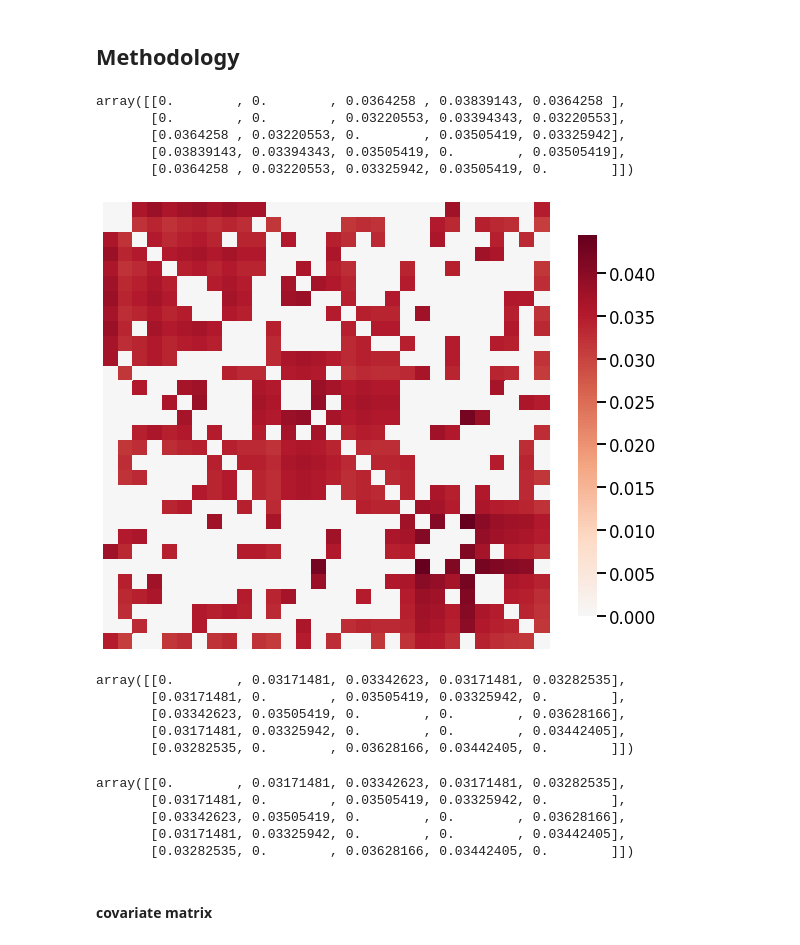
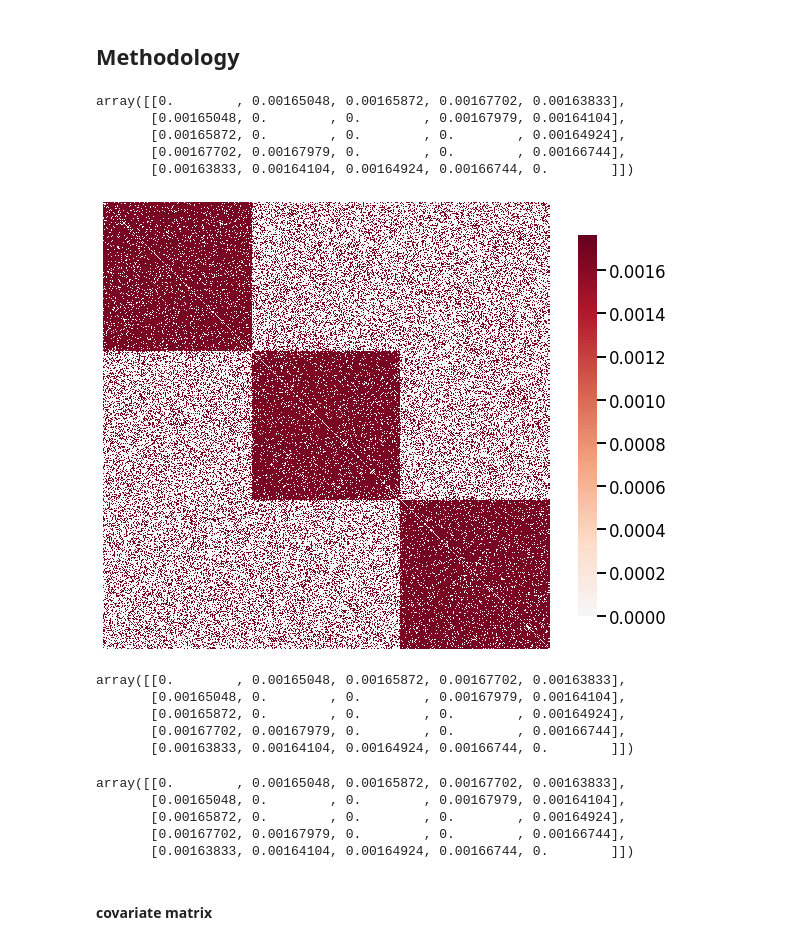
Before and after one commit to loftusa/graspy-personal, a Jupyter notebook: notebooks/casc_paper.ipynb, the cells around one changed output. Saved outputs shown, nothing was run; the diff lists cells and outputs as text; code cells hidden in the pictures.

```diff
--- a/notebooks/casc_paper.ipynb
+++ b/notebooks/casc_paper.ipynb
@@ -27,34 +35,28 @@ Canonical correlation analysis is worse than casc (if covariates are Bernoulli),
 # %%
-# gonna do this in code as I read
-import numpy as np
-import graspologic as gs
-from graspologic.simulations import sbm
-from graspologic.plot import heatmap
-
-n = 10
+n = 200
 n_communities = 3
 p, q = .9, .3
 B = np.array([[p, q, q],
               [q, p, q],
               [q, q, p]])
 
 B2 = np.array([[q, p, p],
                [p, q, p],
                [p, p, q]])
 
 A, labels = sbm([n, n, n], B, return_labels=True)
 N = A.shape[0]
 L = gs.utils.to_laplace(A, form='R-DAD')
 
 heatmap(L)
 L[:5, :5]
 # %% [output]
-array([[0.        , 0.        , 0.0364258 , 0.03839143, 0.0364258 ],
-       [0.        , 0.        , 0.03220553, 0.03394343, 0.03220553],
-       [0.0364258 , 0.03220553, 0.        , 0.03505419, 0.03325942],
-       [0.03839143, 0.03394343, 0.03505419, 0.        , 0.03505419],
-       [0.0364258 , 0.03220553, 0.03325942, 0.03505419, 0.        ]])
+array([[0.        , 0.00165048, 0.00165872, 0.00167702, 0.00163833],
+       [0.00165048, 0.        , 0.        , 0.00167979, 0.00164104],
+       [0.00165872, 0.        , 0.        , 0.        , 0.00164924],
+       [0.00167702, 0.00167979, 0.        , 0.        , 0.00166744],
+       [0.00163833, 0.00164104, 0.00164924, 0.00166744, 0.        ]])
-[figure, old version]
+[figure, new version]
 # %%
 d = A.sum(axis=0)
 tau = (1/A.shape[0]) * np.sum(d)
@@ -62,19 +64,19 @@ tau = (1/A.shape[0]) * np.sum(d)
 D = np.diag(1/np.sqrt(d + tau))
 (D @ A @ D)[:5, :5]
 # %% [output]
-array([[0.        , 0.03171481, 0.03342623, 0.03171481, 0.03282535],
-       [0.03171481, 0.        , 0.03505419, 0.03325942, 0.        ],
-       [0.03342623, 0.03505419, 0.        , 0.        , 0.03628166],
-       [0.03171481, 0.03325942, 0.        , 0.        , 0.03442405],
-       [0.03282535, 0.        , 0.03628166, 0.03442405, 0.        ]])
+array([[0.        , 0.00165048, 0.00165872, 0.00167702, 0.00163833],
+       [0.00165048, 0.        , 0.        , 0.00167979, 0.00164104],
+       [0.00165872, 0.        , 0.        , 0.        , 0.00164924],
+       [0.00167702, 0.00167979, 0.        , 0.        , 0.00166744],
+       [0.00163833, 0.00164104, 0.00164924, 0.00166744, 0.        ]])
 # %%
 L[:5, :5]
 # %% [output]
-array([[0.        , 0.03171481, 0.03342623, 0.03171481, 0.03282535],
-       [0.03171481, 0.        , 0.03505419, 0.03325942, 0.        ],
-       [0.03342623, 0.03505419, 0.        , 0.        , 0.03628166],
-       [0.03171481, 0.03325942, 0.        , 0.        , 0.03442405],
-       [0.03282535, 0.        , 0.03628166, 0.03442405, 0.        ]])
+array([[0.        , 0.00165048, 0.00165872, 0.00167702, 0.00163833],
+       [0.00165048, 0.        , 0.        , 0.00167979, 0.00164104],
+       [0.00165872, 0.        , 0.        , 0.        , 0.00164924],
+       [0.00167702, 0.00167979, 0.        , 0.        , 0.00166744],
+       [0.00163833, 0.00164104, 0.00164924, 0.00166744, 0.        ]])
 # %% [markdown]
 #### covariate matrix
 # %% [markdown]
```
Also changed, not shown: parts of 28 cells of this notebook, 1 other file.
